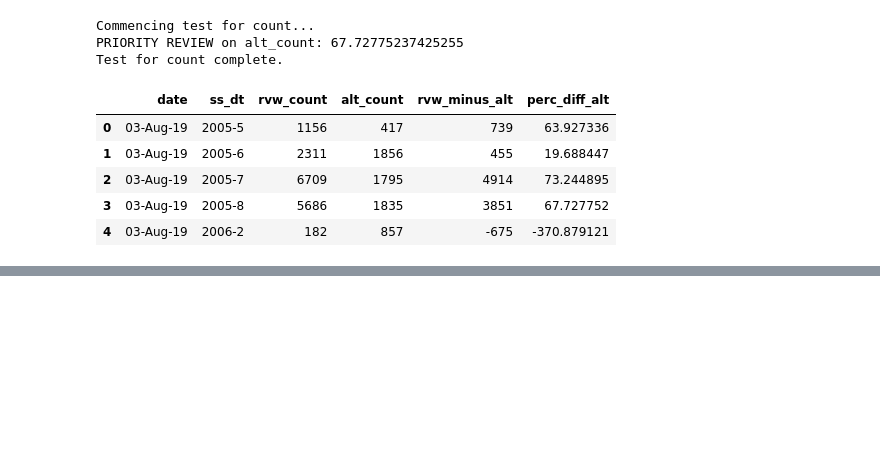
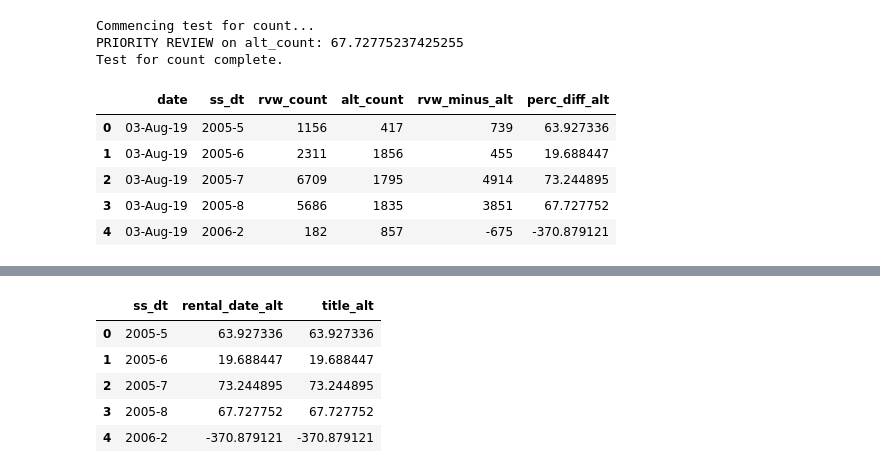
Before and after one commit to rebeccaebarnes/sql_analysis, a Jupyter notebook: sql_analysis_development.ipynb, the cells around one changed output, grey strips where cells are left out. Cells and saved outputs as stored; diff of their text form; code cells hidden in the pictures; blank space fills up the shorter version.

```diff
--- a/sql_analysis_development.ipynb
+++ b/sql_analysis_development.ipynb
@@ -210,0 +252,9 @@ Test for count complete.
+# %%
+tester._summary
+# %% [output]
+|  | ss_dt | rental_date_alt | title_alt |
+| 0 | 2005-5 | 63.927336 | 63.927336 |
+| 1 | 2005-6 | 19.688447 | 19.688447 |
+| 2 | 2005-7 | 73.244895 | 73.244895 |
+| 3 | 2005-8 | 67.727752 | 67.727752 |
+| 4 | 2006-2 | -370.879121 | -370.879121 |
```
Also changed, not shown: parts of 6 cells of this notebook, 1 other file.
